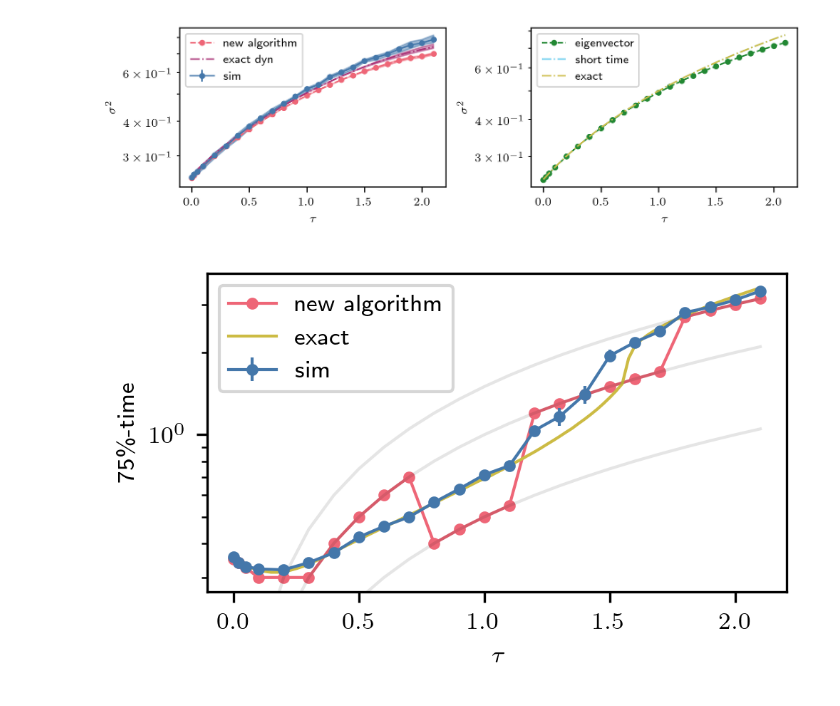
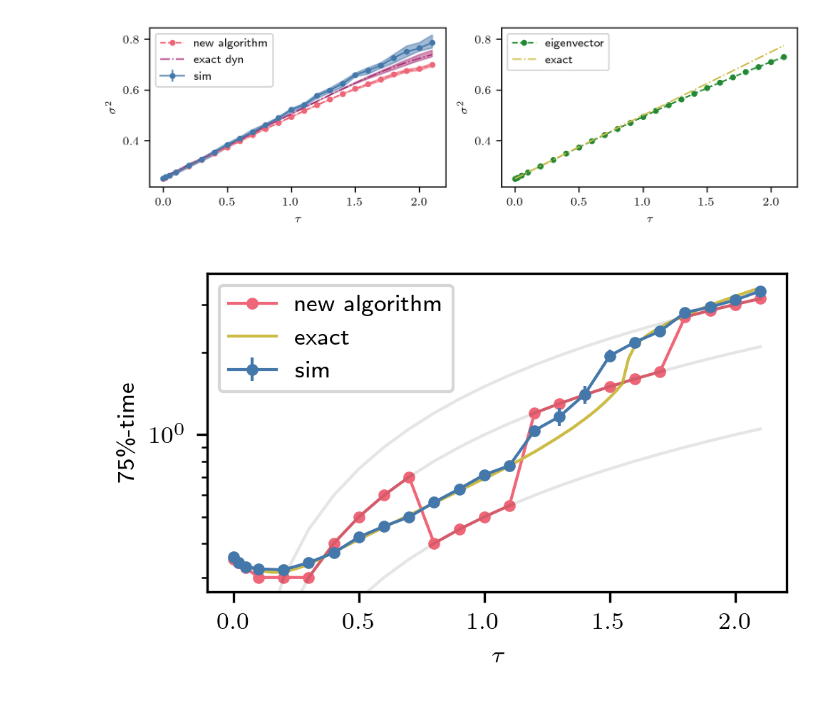
Before and after one commit to NilsToAn/overdampedDelayHarmonicOscillator, a Jupyter notebook: paper/variance_x2.ipynb, the cells around one changed output. Cells and saved outputs as stored; diff of their text form; code cells hidden in the pictures.

Commit message:
v1 graphics

```diff
--- a/paper/variance_x2.ipynb
+++ b/paper/variance_x2.ipynb
@@ -68,20 +68,3 @@ eig_vars = np.empty((len(non_div_taus), 2))
 # %%
 test_ltaus = np.arange(0, non_div_taus[-1], 0.025)
 exact_eqtimes = [get_eq_times(ltau, D, eq_perc, a, b) for ltau in test_ltaus]
-# %%
-plt.plot(test_ltaus, exact_eqtimes, color="C3", label="exact")
-plt.yscale("log")
-
-if force == "linear":
-    plt.ylim(*plt.ylim())
-    plt.vlines([1 / np.e, np.pi / 2], *plt.ylim(), color="black")
-    y = 0.95 * plt.ylim()[1]
-    plt.text(0.5 * 1 / np.e, y, "Regim I", ha="center", va="center")
-    plt.text(0.5 * (1 / np.e + np.pi / 2), y, "Regim II", ha="center", va="center")
-    # plt.text(0.5*(np.pi/2/k + plt.xlim()[1]),            y,'Regim III',ha='center', va='center')
-
-# plt.legend()
-
-plt.xlabel(r"$\tau$")
-plt.ylabel(r"75\%-time")
-plt.tight_layout()
@@ -208,7 +189,8 @@ exact_sol_dyn = np.stack((
 # %%
 plt.figure(figsize=(two_col, std_height))
 ax = plt.subplot(121)
-plt.yscale("log")
+if force == 'linear':
+    plt.yscale("log")
 plt.errorbar(
     ltaus, sim_vars[:, 0], sim_vars[:, 1], ls="-", marker=".", color="C0", label="sim"
 )
@@ -233,12 +215,14 @@ if force == "linear":
 plt.legend()
 plt.xlabel(r"$\tau$")
 plt.ylabel(r"$\sigma^2$")
-
+ylim = plt.ylim()
 # auflösungslimit
 # plt.hlines((x_s[-1]/3)**2, *plt.xlim())
 
 ax = plt.subplot(122)
-plt.yscale("log")
+if force == 'linear':
+    plt.yscale("log")
+plt.ylim(*ylim)
 # plt.errorbar(
 #     ltaus,
 #     num_vars[:, 0] / sim_vars[:, 0],
@@ -252,36 +236,37 @@ plt.yscale("log")
 plt.plot(
     non_div_taus,
     eig_vars[:, 0],
     marker=".",
     ls="--",
     color="C2",
     label="eigenvector",
 )
-plt.plot(non_div_taus, short_time_approx_var, "-.", color="C4", label="short time")
+if force == "linear":
+    plt.plot(non_div_taus, short_time_approx_var, "-.", color="C4", label="short time")
 plt.plot(non_div_taus, exact_sol, "-.", color="C3", label="exact")
 
 if force == "linear":
-    plt.ylim(0.7*plt.ylim()[0], plt.ylim()[1])
+    # plt.ylim(0.7*plt.ylim()[0], plt.ylim()[1])
     y = plt.ylim()[0]*1.3
     plt.vlines([1 / np.e, np.pi / 2], *plt.ylim(), color="black")
     plt.text(0.5 * 1 / np.e, y, "Regime I", ha="center", va="center")
     plt.text(0.5 * (1 / np.e + np.pi / 2), y, "Regime II", ha="center", va="center")
     # plt.text(
     #     0.5 * (np.pi / 2 + plt.xlim()[1]), y, "Regime III", ha="center", va="center"
     # )
 
 
 
 plt.legend()
 plt.xlabel(r"$\tau$")
 plt.ylabel(r"$\sigma^2$")
 # plt.ylabel(r"deviation")
 
 
 plt.tight_layout()
 plt.savefig(f'graphics/x2variance_v{version}_{force}.pdf')
 # %% [output]
-[figure, old version]
+[figure, new version]
 # %%
 plt.plot(ltaus, num_eq_time[:, 0], marker=".", color="C1", label="new algorithm")
 # plt.errorbar(ltaus, *sim_hist_eq_time.T, marker ='.', label = 'hist-sim')
```
Also changed, not shown: parts of 1 cell of this notebook, 9 other files.
